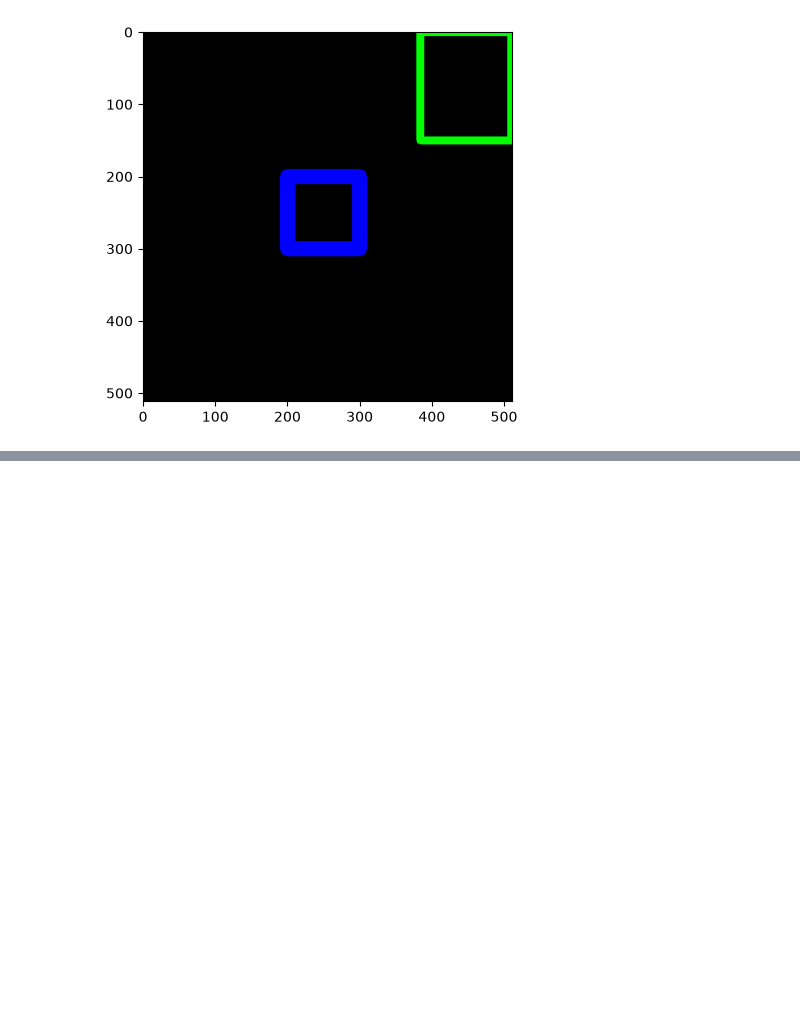
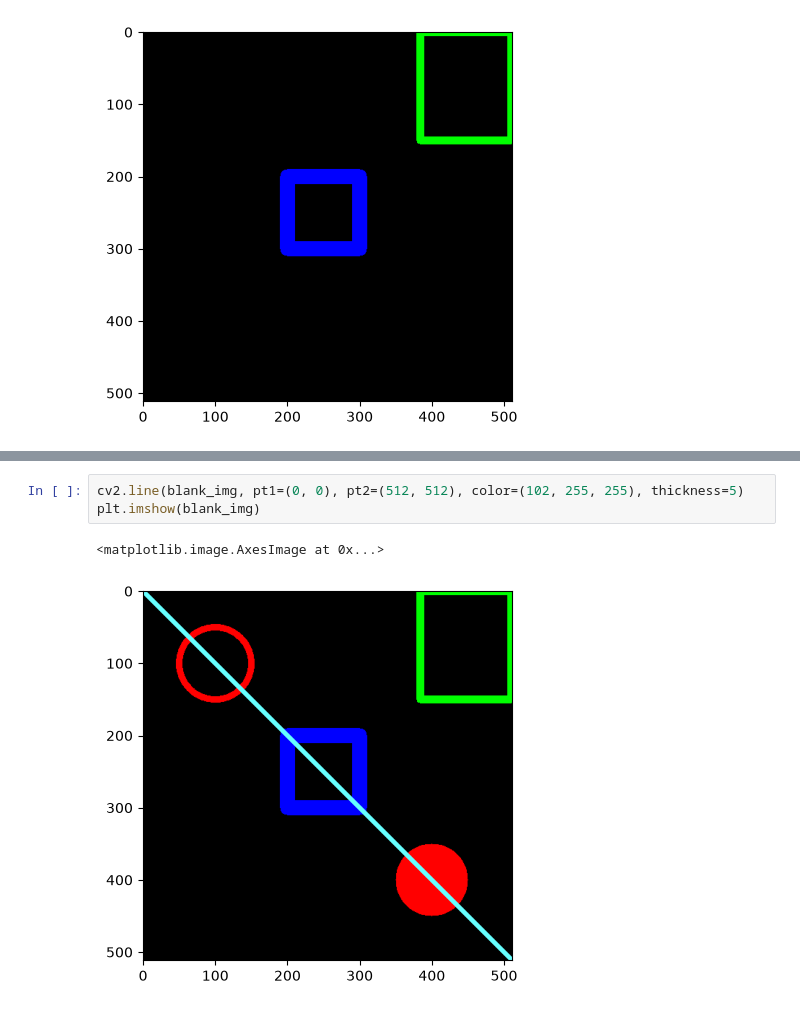
Before and after one commit to solidSnakesado/Physical-AI-study, a Jupyter notebook: opencv/src/drawSimpleFigure.ipynb, the cells around one changed output, grey strips where cells are left out. Cells and saved outputs as stored; diff of their text form; blank space fills up the shorter version.

```diff
--- a/opencv/src/drawSimpleFigure.ipynb
+++ b/opencv/src/drawSimpleFigure.ipynb
@@ -64,0 +115,6 @@ plt.imshow(blank_img)
+# %%
+cv2.line(blank_img, pt1=(0, 0), pt2=(512, 512), color=(102, 255, 255), thickness=5)
+plt.imshow(blank_img)
+# %% [output]
+<matplotlib.image.AxesImage at 0x...>
+[figure, added]
```
Also changed, not shown: parts of 14 cells of this notebook.
